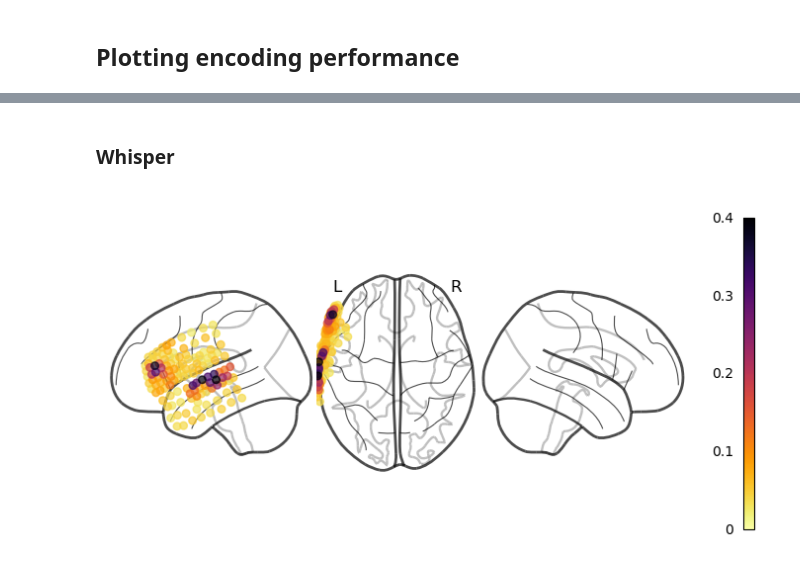
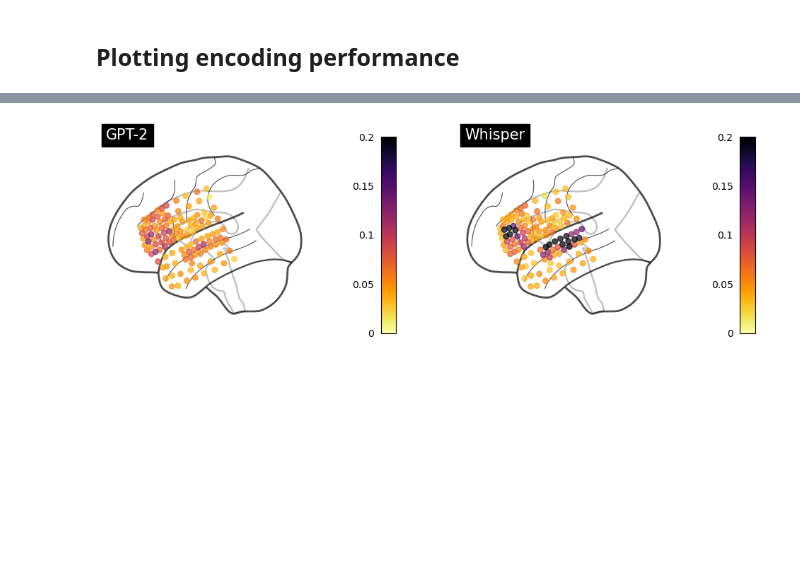
Before and after one commit to hassonlab/podcast-ecog-tutorials, a Jupyter notebook: notebooks/06-banded-ridge.ipynb, the cells around one changed output, grey strips where cells are left out. Saved outputs shown, nothing was run; the diff lists cells and outputs as text; code cells hidden in the pictures; blank space fills up the shorter version.

Commit message:
update banded plotting

```diff
--- a/notebooks/06-banded-ridge.ipynb
+++ b/notebooks/06-banded-ridge.ipynb
@@ -39,7 +42,7 @@ Using cuda!
 # %% [markdown]
 Similar to previous tutorials, we will load the contextual word embeddings from GPT-2.
 # %%
-bids_root = "../../monkey/"  # if using a local dataset, set this variable accordingly
+bids_root = ""  # if using a local dataset, set this variable accordingly
 
 # Download the transcript, if required
 embedding_path = f"{bids_root}stimuli/gpt2-xl/features.hdf5"
@@ -452,12 +426,25 @@ Coordinate matrix shape:  (127, 3)
-# %% [markdown]
-### Whisper
-# %%
-values = corrs_embedding[:, 1].mean(0).max(-1)
-
-order = values.argsort()
-plot_markers(values[order], coords[order],
-             node_size=30, display_mode='lzr',
-             node_vmin=0, node_cmap='inferno_r', colorbar=True)
-plt.show()
-# %% [output]
-[figure, removed]
+# %%
+fig, axes = plt.subplots(1, 2, figsize=(12, 4))
+
+values = corrs_embedding[:, 0].mean(0).max(-1)
+order = values.argsort()
+plot_markers(values[order], coords[order],
+             node_size=30, display_mode='l',
+             figure=fig, axes=axes[0],
+             node_vmin=0,  node_vmax=0.2,
+             title="GPT-2",
+             node_cmap='inferno_r', colorbar=True)
+
+
+values = corrs_embedding[:, 1].mean(0).max(-1)
+order = values.argsort()
+plot_markers(values[order], coords[order],
+             node_size=30, display_mode='l',
+             figure=fig, axes=axes[1],
+             node_vmin=0,  node_vmax=0.2,
+             title="Whisper",
+             node_cmap='inferno_r', colorbar=True)
+
+fig.show()
+# %% [output]
+[figure, added]
```
Also changed, not shown: parts of 6 cells of this notebook.
